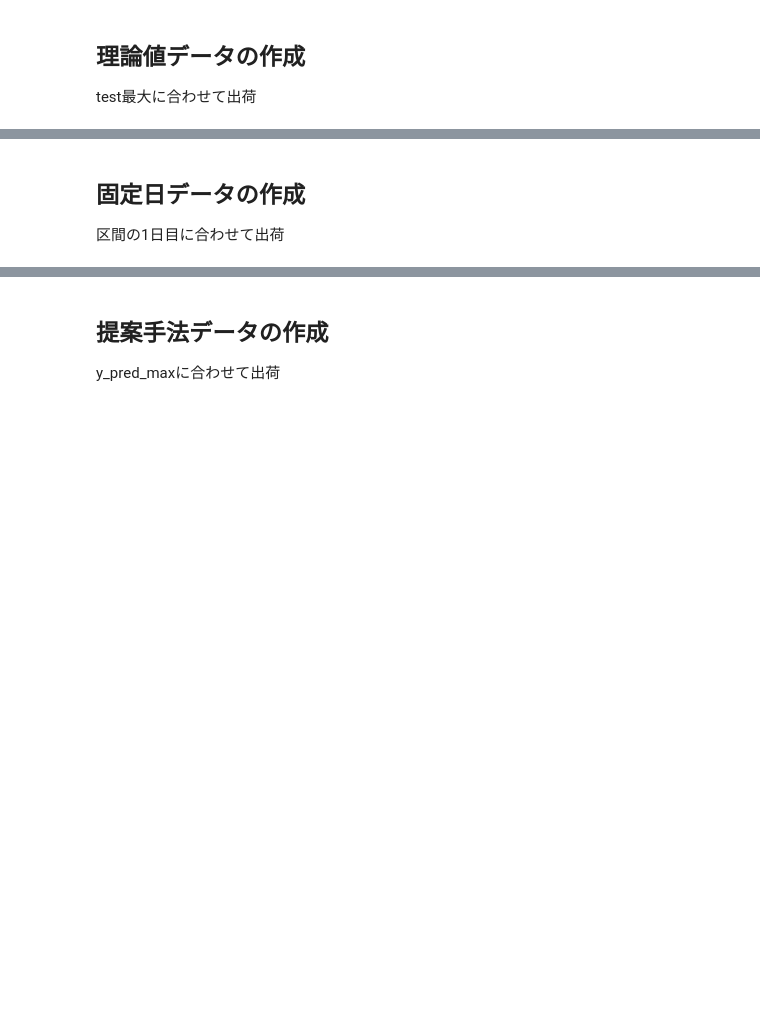
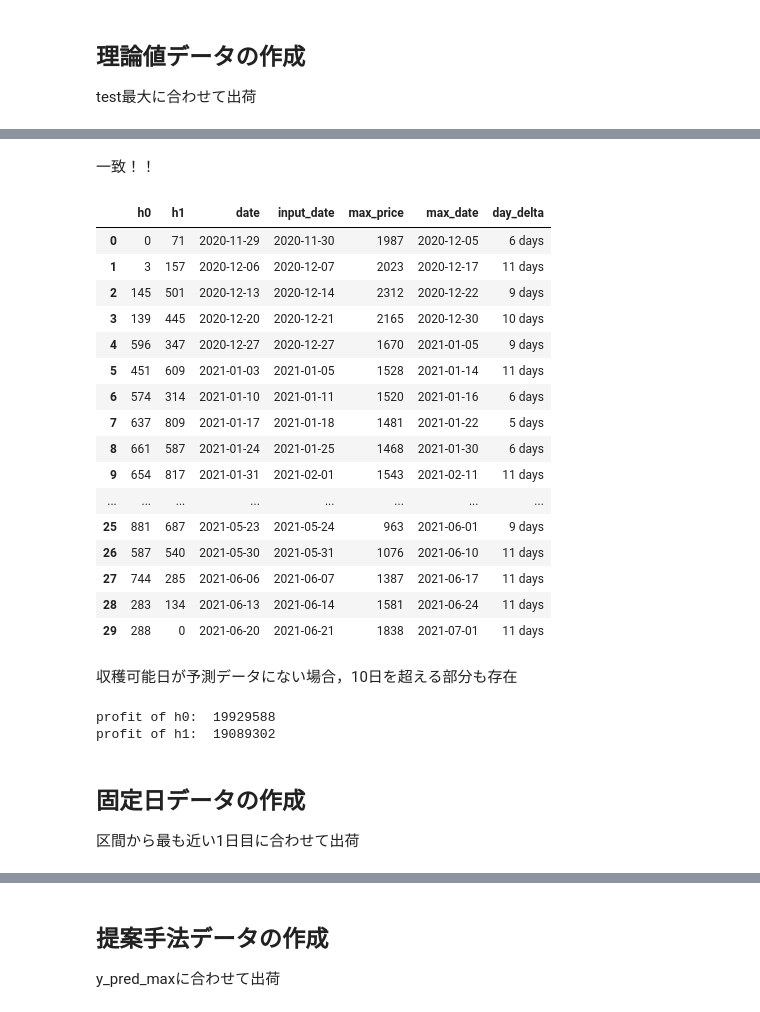
Before and after one commit to goemon8787/strawberry, a Jupyter notebook: notebooks/analysis7.ipynb, the cells around one changed output, grey strips where cells are left out. Saved outputs shown, nothing was run; the diff lists cells and outputs as text; code cells hidden in the pictures; blank space fills up the shorter version.

```diff
--- a/notebooks/analysis7.ipynb
+++ b/notebooks/analysis7.ipynb
@@ -457,0 +423,15 @@ max_df
+# %%
+harvest_df_max = harvest_df_test.iloc[:,:4].copy()
+# %%
+# 最大の日と価格の計算
+max_prices = []
+max_dates = []
+
+for hdt in harvest_df_test.index:
+    max_price = np.max(harvest_df_test.iloc[hdt, 4:])
+    max_date = harvest_df_date.iloc[hdt, np.argmax(harvest_df_test.iloc[hdt, 4:]) + 4]
+    max_prices.append(max_price)
+    max_dates.append(max_date)
+# %%
+harvest_df_max["max_price"] = max_prices
+harvest_df_max["max_date"] = max_dates
@@ -457,0 +446,27 @@ max_df
+# %% [markdown]
+一致！！
+# %%
+# 収穫可能日から取引日までの日数
+harvest_df_max["day_delta"] = harvest_df_max["max_date"] - harvest_df_max["date"]
+# %%
+harvest_df_max
+# %% [output]
+|  | h0 | h1 | date | input_date | max_price | max_date | day_delta |
+| 0 | 0 | 71 | 2020-11-29 | 2020-11-30 | 1987 | 2020-12-05 | 6 days |
+| 1 | 3 | 157 | 2020-12-06 | 2020-12-07 | 2023 | 2020-12-17 | 11 days |
+| 2 | 145 | 501 | 2020-12-13 | 2020-12-14 | 2312 | 2020-12-22 | 9 days |
+| 3 | 139 | 445 | 2020-12-20 | 2020-12-21 | 2165 | 2020-12-30 | 10 days |
+| 4 | 596 | 347 | 2020-12-27 | 2020-12-27 | 1670 | 2021-01-05 | 9 days |
+| 5 | 451 | 609 | 2021-01-03 | 2021-01-05 | 1528 | 2021-01-14 | 11 days |
+| 6 | 574 | 314 | 2021-01-10 | 2021-01-11 | 1520 | 2021-01-16 | 6 days |
+| 7 | 637 | 809 | 2021-01-17 | 2021-01-18 | 1481 | 2021-01-22 | 5 days |
+| 8 | 661 | 587 | 2021-01-24 | 2021-01-25 | 1468 | 2021-01-30 | 6 days |
+| 9 | 654 | 817 | 2021-01-31 | 2021-02-01 | 1543 | 2021-02-11 | 11 days |
+| ... | ... | ... | ... | ... | ... | ... | ... |
+| 25 | 881 | 687 | 2021-05-23 | 2021-05-24 | 963 | 2021-06-01 | 9 days |
+| 26 | 587 | 540 | 2021-05-30 | 2021-05-31 | 1076 | 2021-06-10 | 11 days |
+| 27 | 744 | 285 | 2021-06-06 | 2021-06-07 | 1387 | 2021-06-17 | 11 days |
+| 28 | 283 | 134 | 2021-06-13 | 2021-06-14 | 1581 | 2021-06-24 | 11 days |
+| 29 | 288 | 0 | 2021-06-20 | 2021-06-21 | 1838 | 2021-07-01 | 11 days |
+# %% [markdown]
+収穫可能日が予測データにない場合，10日を超える部分も存在
@@ -458,3 +477,12 @@ max_df
+# %%
+h0_profit_max = harvest_df_max["h0_profit"].sum()
+h1_profit_max = harvest_df_max["h1_profit"].sum()
+
+print("profit of h0: ", harvest_df_max["h0_profit"].sum())
+print("profit of h1: ", harvest_df_max["h1_profit"].sum())
+# %% [output]
+profit of h0:  19929588
+profit of h1:  19089302
 # %% [markdown]
 ## 固定日データの作成
-区間の1日目に合わせて出荷
+区間から最も近い1日目に合わせて出荷
```
Also changed, not shown: parts of 36 cells of this notebook.
